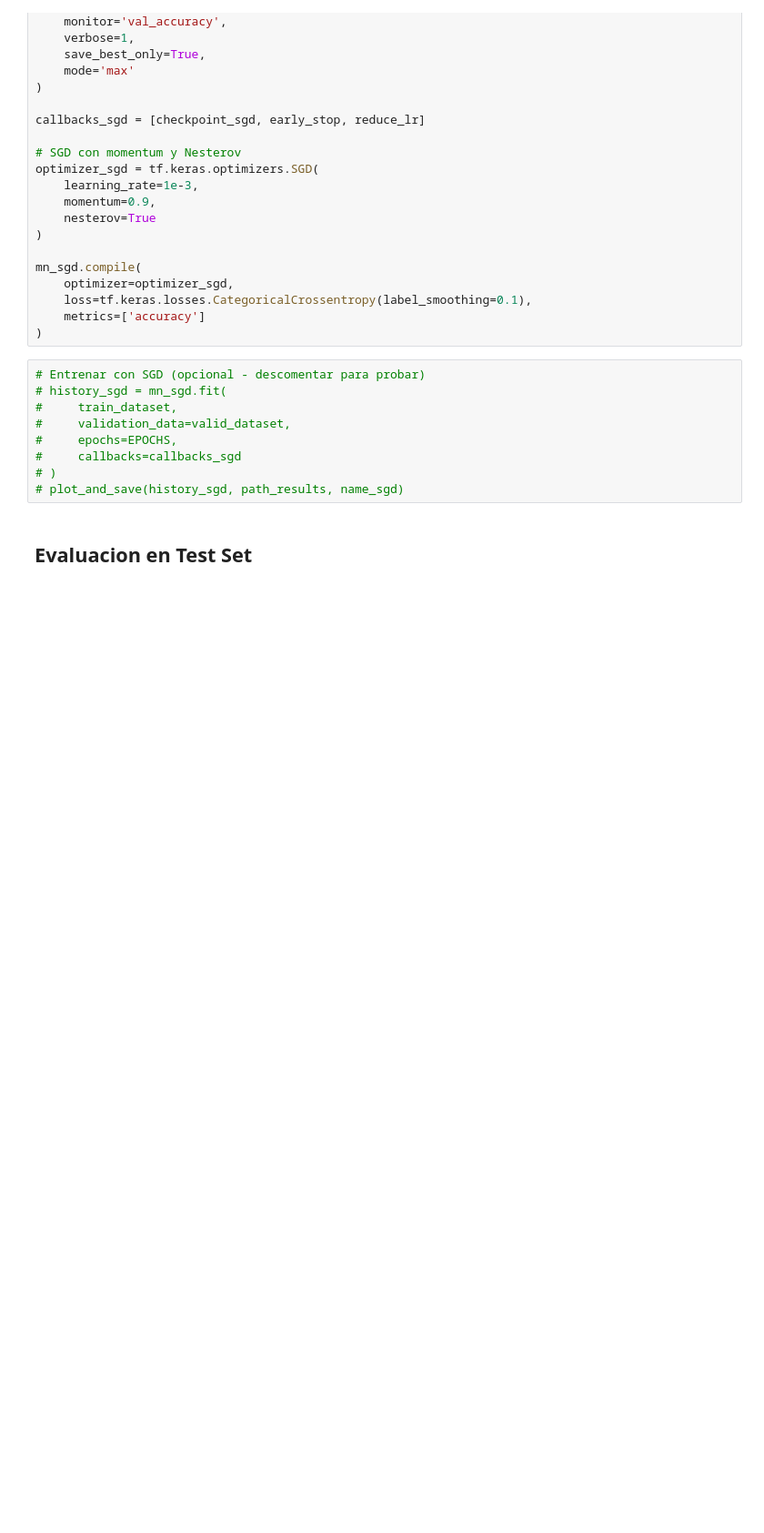
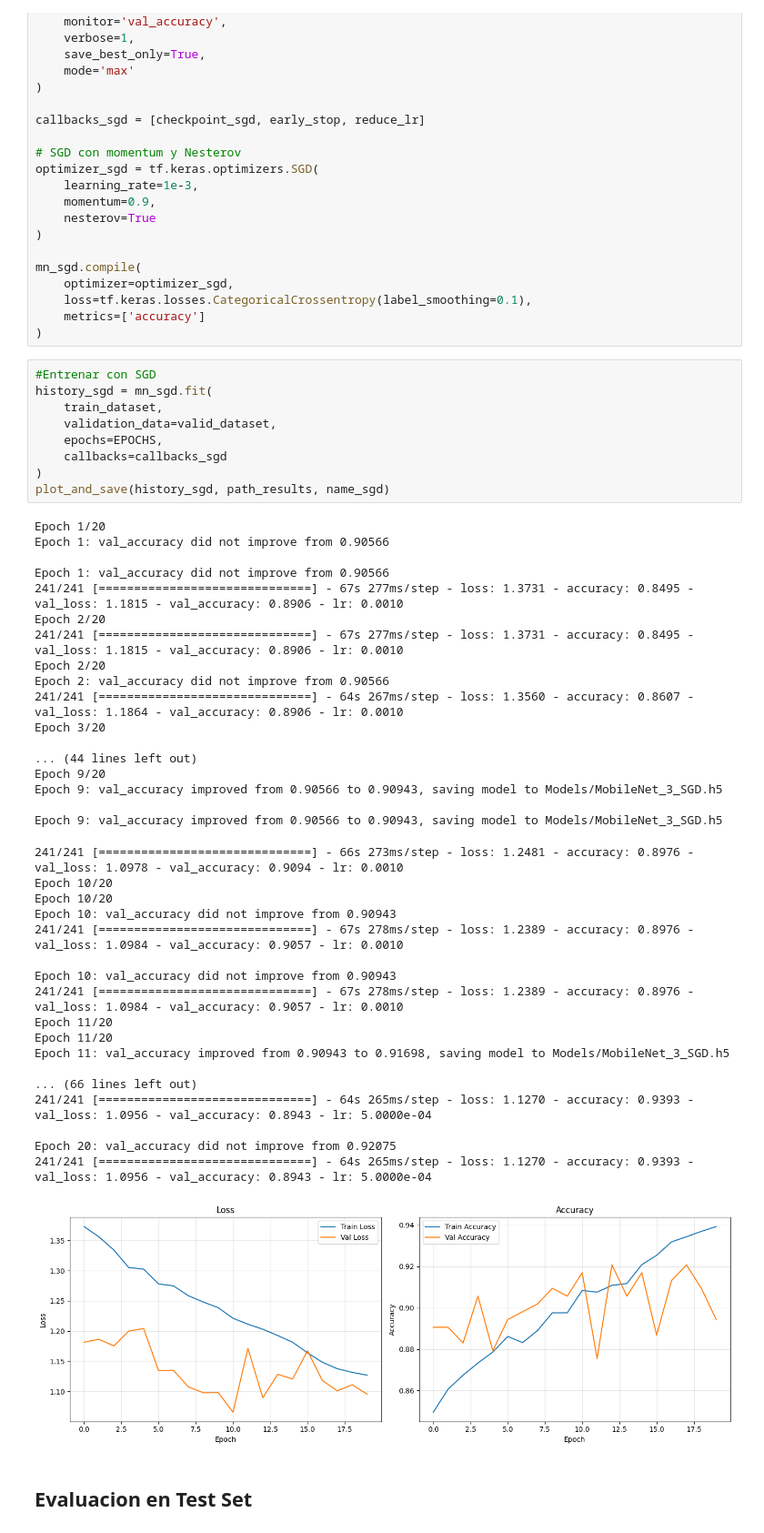
Before and after one commit to moisesbritez92/deep_learning_nbs, a Jupyter notebook: Notebooks/CNN-Cards/02_finetune_mobilenet.ipynb, the cells around one changed output. Shown at 91% size. Drawn from its saved outputs; the diff is of its cells as text; blank space fills up the shorter version.

```diff
--- a/Notebooks/CNN-Cards/02_finetune_mobilenet.ipynb
+++ b/Notebooks/CNN-Cards/02_finetune_mobilenet.ipynb
@@ -274,14 +354,50 @@ mn_sgd.compile(
     metrics=['accuracy']
 )
 # %%
-# Entrenar con SGD (opcional - descomentar para probar)
-# history_sgd = mn_sgd.fit(
-#     train_dataset,
-#     validation_data=valid_dataset,
-#     epochs=EPOCHS,
-#     callbacks=callbacks_sgd
-# )
-# plot_and_save(history_sgd, path_results, name_sgd)
+#Entrenar con SGD
+history_sgd = mn_sgd.fit(
+    train_dataset,
+    validation_data=valid_dataset,
+    epochs=EPOCHS,
+    callbacks=callbacks_sgd
+)
+plot_and_save(history_sgd, path_results, name_sgd)
+# %% [output]
+Epoch 1/20
+Epoch 1: val_accuracy did not improve from 0.90566
+
+Epoch 1: val_accuracy did not improve from 0.90566
+241/241 [==============================] - 67s 277ms/step - loss: 1.3731 - accuracy: 0.8495 - val_loss: 1.1815 - val_accuracy: 0.8906 - lr: 0.0010
+Epoch 2/20
+241/241 [==============================] - 67s 277ms/step - loss: 1.3731 - accuracy: 0.8495 - val_loss: 1.1815 - val_accuracy: 0.8906 - lr: 0.0010
+Epoch 2/20
+Epoch 2: val_accuracy did not improve from 0.90566
+241/241 [==============================] - 64s 267ms/step - loss: 1.3560 - accuracy: 0.8607 - val_loss: 1.1864 - val_accuracy: 0.8906 - lr: 0.0010
+Epoch 3/20
+
+... (44 lines left out)
+Epoch 9/20
+Epoch 9: val_accuracy improved from 0.90566 to 0.90943, saving model to Models/MobileNet_3_SGD.h5
+
+Epoch 9: val_accuracy improved from 0.90566 to 0.90943, saving model to Models/MobileNet_3_SGD.h5
+241/241 [==============================] - 66s 273ms/step - loss: 1.2481 - accuracy: 0.8976 - val_loss: 1.0978 - val_accuracy: 0.9094 - lr: 0.0010
+Epoch 10/20
+Epoch 10/20
+Epoch 10: val_accuracy did not improve from 0.90943
+241/241 [==============================] - 67s 278ms/step - loss: 1.2389 - accuracy: 0.8976 - val_loss: 1.0984 - val_accuracy: 0.9057 - lr: 0.0010
+
+Epoch 10: val_accuracy did not improve from 0.90943
+241/241 [==============================] - 67s 278ms/step - loss: 1.2389 - accuracy: 0.8976 - val_loss: 1.0984 - val_accuracy: 0.9057 - lr: 0.0010
+Epoch 11/20
+Epoch 11/20
+Epoch 11: val_accuracy improved from 0.90943 to 0.91698, saving model to Models/MobileNet_3_SGD.h5
+
+... (66 lines left out)
+241/241 [==============================] - 64s 265ms/step - loss: 1.1270 - accuracy: 0.9393 - val_loss: 1.0956 - val_accuracy: 0.8943 - lr: 5.0000e-04
+
+Epoch 20: val_accuracy did not improve from 0.92075
+241/241 [==============================] - 64s 265ms/step - loss: 1.1270 - accuracy: 0.9393 - val_loss: 1.0956 - val_accuracy: 0.8943 - lr: 5.0000e-04
+[figure, added]
 # %% [markdown]
 ## Evaluacion en Test Set
 # %%
```
Also changed, not shown: parts of 15 cells of this notebook, 38 other files.
